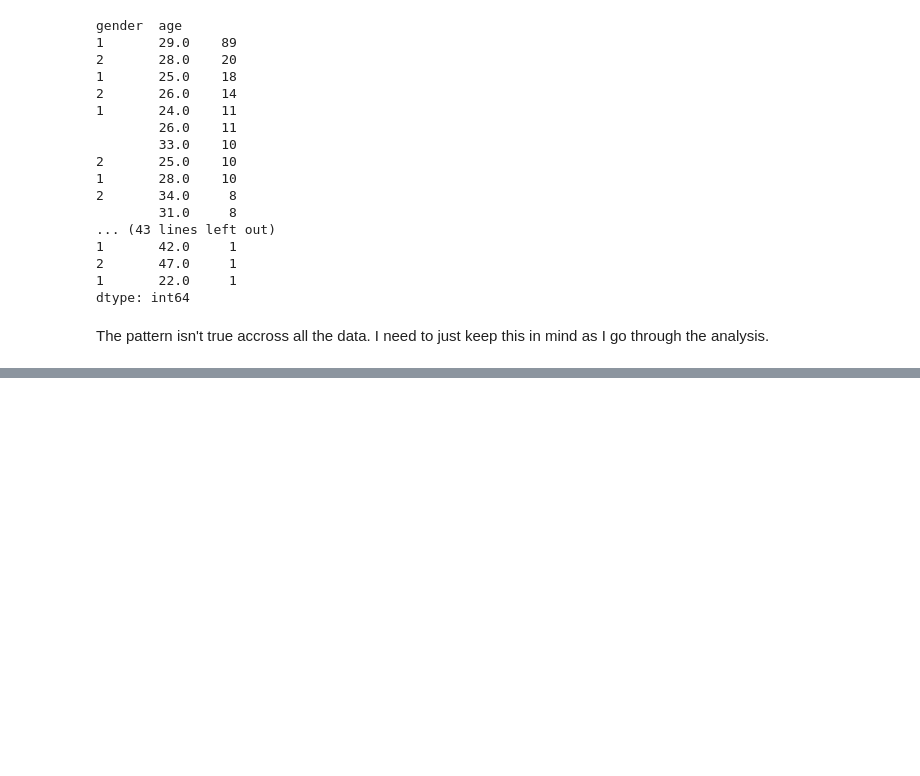
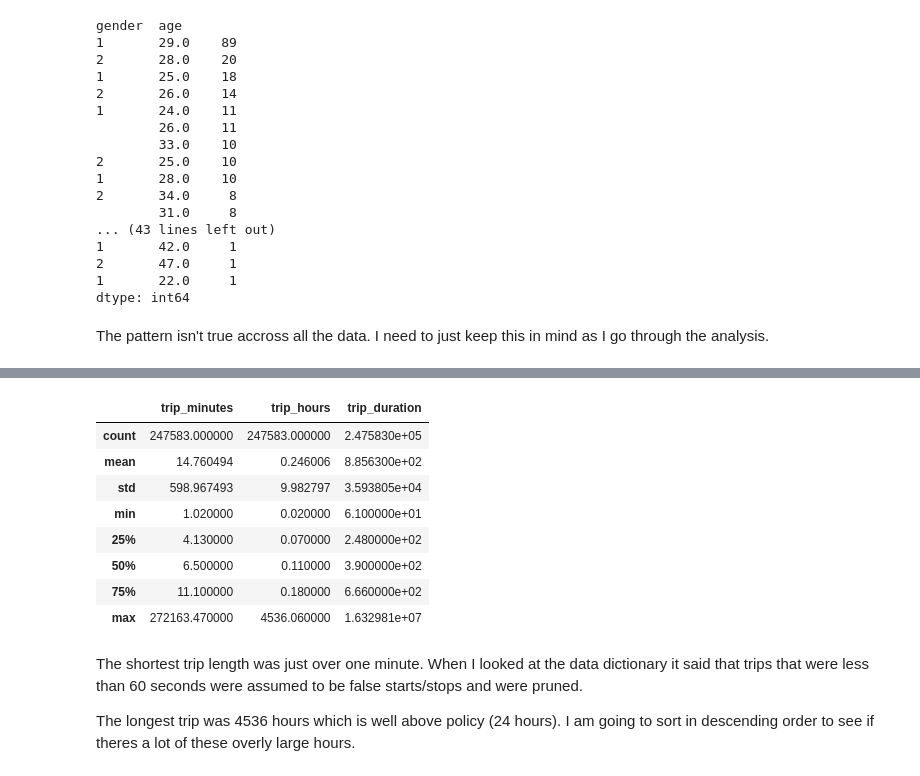
Before and after one commit to HNW11/CA_BikeRental_Project, a Jupyter notebook: script.ipynb, the cells around one changed output, grey strips where cells are left out. Saved outputs shown, nothing was run; the diff lists cells and outputs as text; code cells hidden in the pictures; blank space fills up the shorter version.

```diff
--- a/script.ipynb
+++ b/script.ipynb
@@ -280,0 +285,18 @@ I need to check to see that all missing genders are customer
+# %%
+df_bike['trip_minutes'] = round(df_bike['trip_duration'] / 60, 2)
+df_bike['trip_hours'] = round(df_bike['trip_duration'] / (60**2), 2)
+df_bike[['trip_minutes', 'trip_hours', 'trip_duration']].describe()
+# %% [output]
+|  | trip_minutes | trip_hours | trip_duration |
+| count | 247583.000000 | 247583.000000 | 2.475830e+05 |
+| mean | 14.760494 | 0.246006 | 8.856300e+02 |
+| std | 598.967493 | 9.982797 | 3.593805e+04 |
+| min | 1.020000 | 0.020000 | 6.100000e+01 |
+| 25% | 4.130000 | 0.070000 | 2.480000e+02 |
+| 50% | 6.500000 | 0.110000 | 3.900000e+02 |
+| 75% | 11.100000 | 0.180000 | 6.660000e+02 |
+| max | 272163.470000 | 4536.060000 | 1.632981e+07 |
+# %% [markdown]
+The shortest trip length was just over one minute. When I looked at the data dictionary it said that trips that were less than 60 seconds were assumed to be false starts/stops and were pruned.
+
+The longest trip was 4536 hours which is well above policy (24 hours). I am going to sort in descending order to see if theres a lot of these overly large hours.
```
Also changed, not shown: parts of 22 cells of this notebook.
